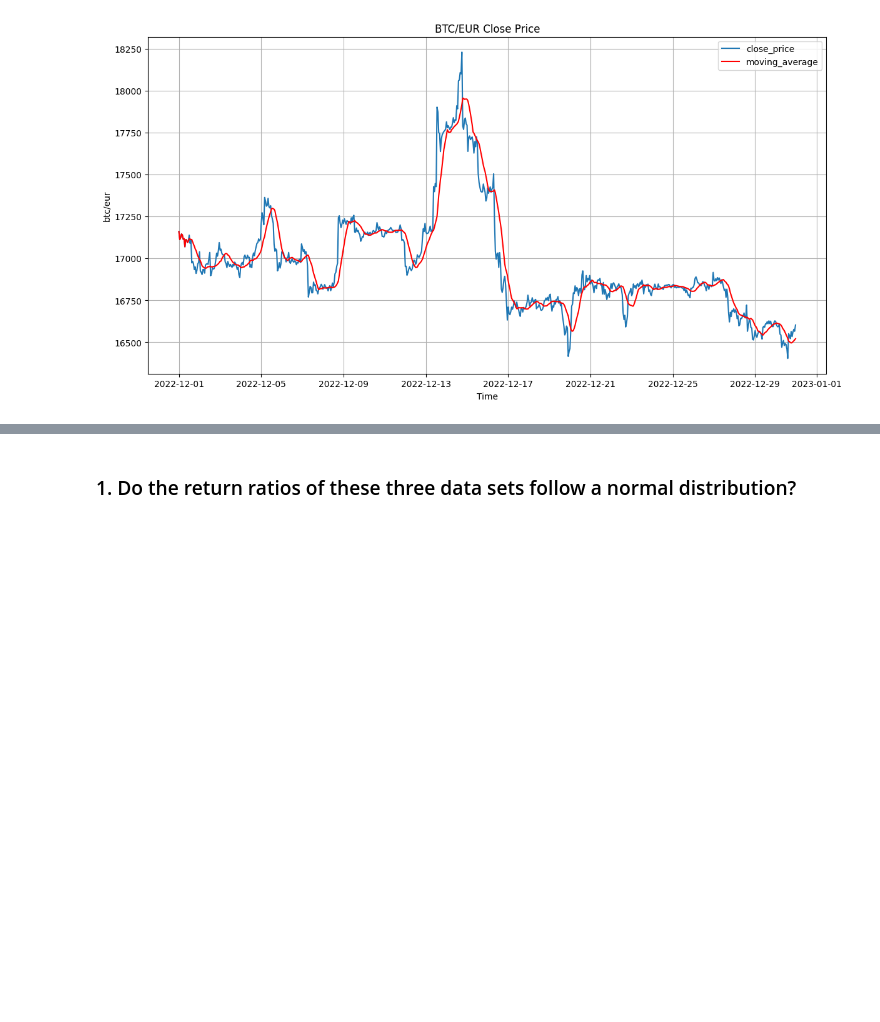
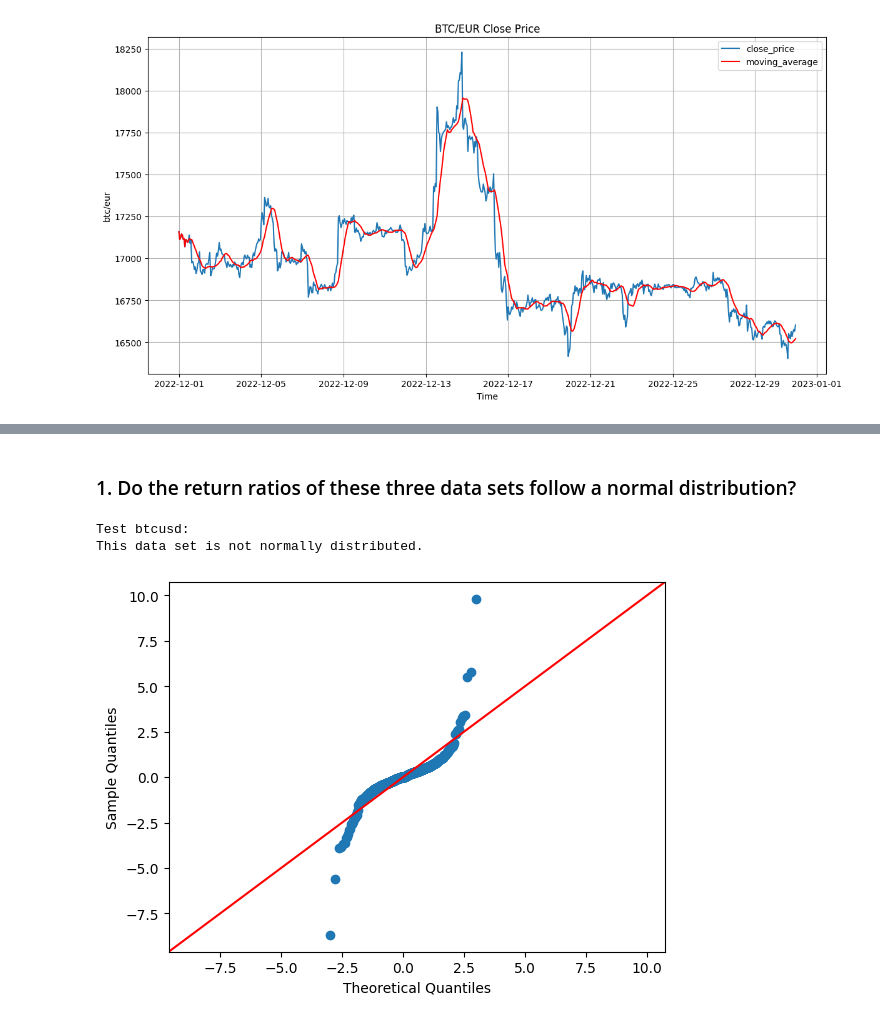
Before and after one commit to JiagengDing/lt22041_EMATM0048, a Jupyter notebook: Part2/Part2.ipynb, the cells around one changed output, grey strips where cells are left out. Cells and saved outputs as stored; diff of their text form; code cells hidden in the pictures; blank space fills up the shorter version.

```diff
--- a/Part2/Part2.ipynb
+++ b/Part2/Part2.ipynb
@@ -268,5 +273,5 @@ Using Return Ratio as a Dataset, $Return = (Price_{t+1}-Price_{t})/Price_{t}$
-# %% [markdown]
-### 1. Do the return ratios of these three data sets follow a normal distribution?
+# %% [markdown]
+### 1. Do the return ratios of these three data sets follow a normal distribution?
 # %%
 def gen_return(price:list):
     """generate return ratio from close price"""
@@ -278,8 +283,31 @@ def gen_return(price:list):
         else:
             return_ratio.append((price[i+1]-price[i])/price[i])
     return return_ratio
+
+def gen_norm(lst):
+    arr = np.array(lst)
+    norm = (arr-arr.mean())/arr.std()
+    return norm
 # %%
 # generate return ratio
 btcusd_return = gen_return(list(btcusd['close']))
 ethusd_return = gen_return(list(ethusd['close']))
 btceur_return = gen_return(list(btceur['close']))
+# %%
+def is_normal(lst:list):
+    # create Q-Q plot with 45-degree line
+    fig = sm.qqplot(gen_norm(lst), line='45')
+
+    # run Shapiro-Wilk test
+    s,p = stats.shapiro(lst)
+    if p< 0.05:
+        print("This data set is not normally distributed.")
+    else:
+        print("This data set is normally distributed.")
+# %%
+print("Test btcusd:")
+is_normal(btcusd_return)
+# %% [output]
+Test btcusd:
+This data set is not normally distributed.
+[figure, added]
```
Also changed, not shown: parts of 32 cells of this notebook, 4 other files.
